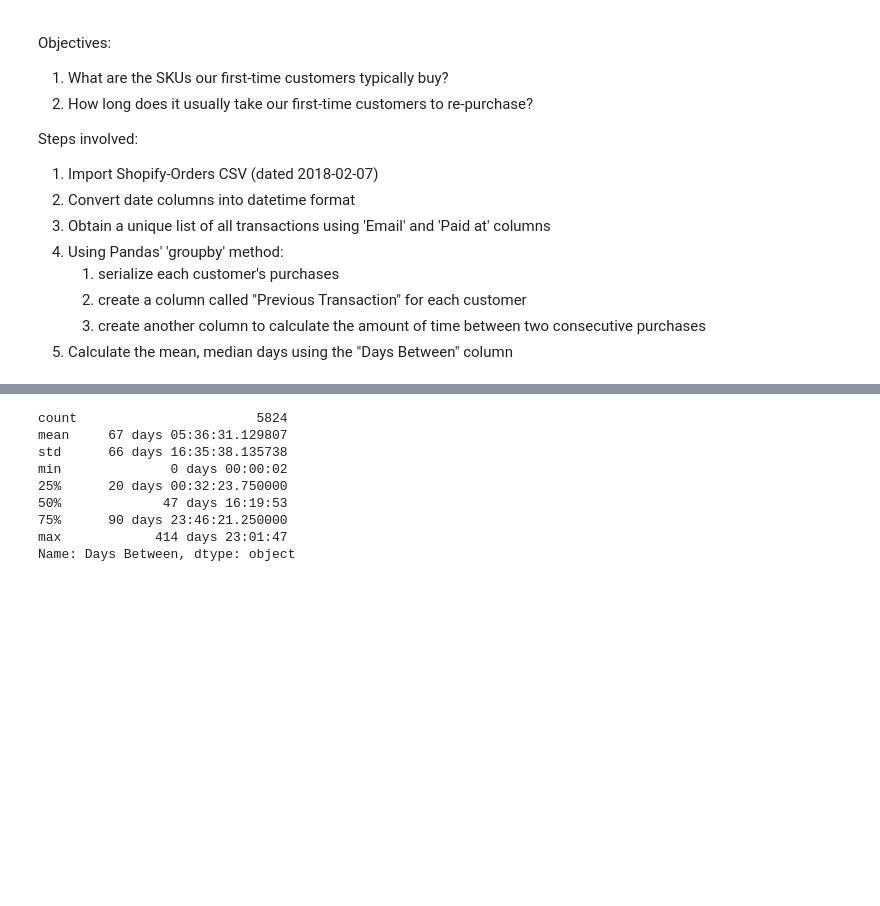
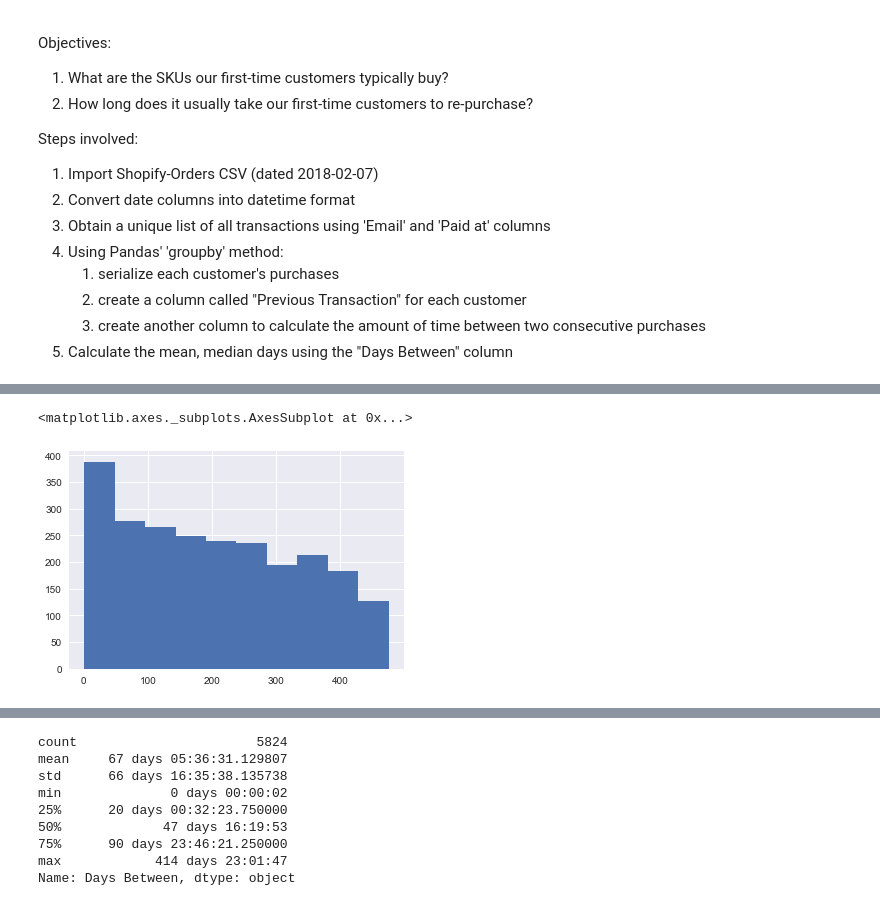
Before and after one commit to jeffl24/lifetime, a Jupyter notebook: Customer Purchasing Time Gap.ipynb, the cells around one changed output, grey strips where cells are left out. Saved outputs shown, nothing was run; the diff lists cells and outputs as text; code cells hidden in the pictures; blank space fills up the shorter version.

```diff
--- a/Customer Purchasing Time Gap.ipynb
+++ b/Customer Purchasing Time Gap.ipynb
@@ -31,0 +93,6 @@ sales_data_clean = sales_data.drop(sales_data.columns.to_series()[-11:-1], axis=
+# %%
+# examine the huge bar on top, consisting customers who made their the first and last purchase within 80 days
+repeat_customer_purchase_timing['first last gap'].hist()
+# %% [output]
+<matplotlib.axes._subplots.AxesSubplot at 0x...>
+[figure, added]
```
Also changed, not shown: parts of 13 cells of this notebook, 4 other files.
